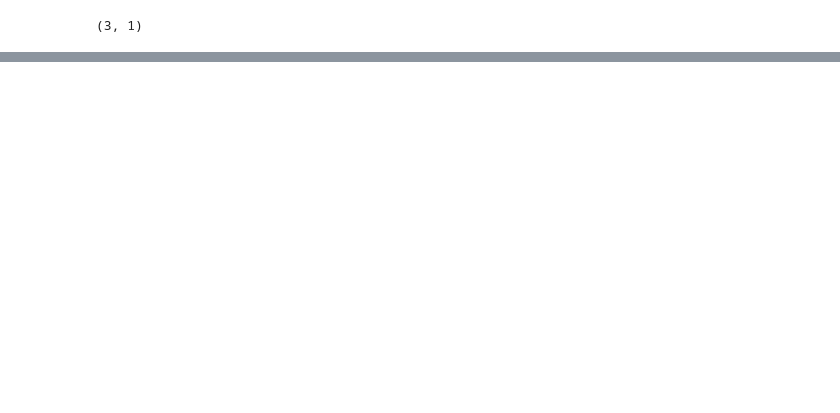
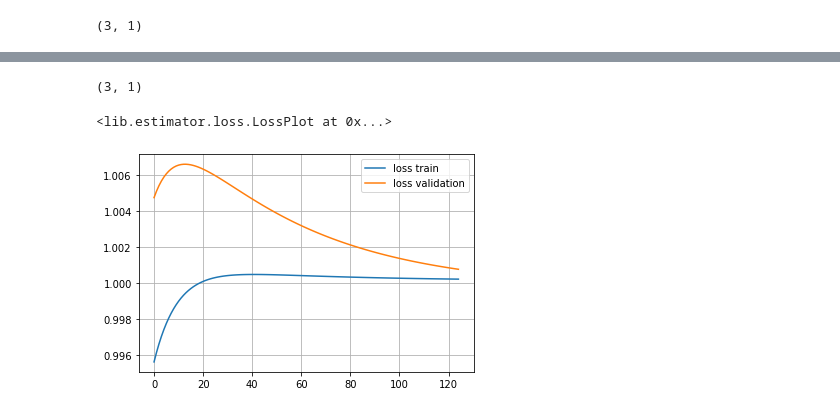
Before and after one commit to mechanoid5/ml_lib, a Jupyter notebook: classifier.ipynb, the cells around one changed output, grey strips where cells are left out. Saved outputs shown, nothing was run; the diff lists cells and outputs as text; code cells hidden in the pictures; blank space fills up the shorter version.

```diff
--- a/classifier.ipynb
+++ b/classifier.ipynb
@@ -333,0 +341,35 @@ weighted avg       1.00      1.00      1.00     33000
+# %%
+from lib.model.linear import LinearClassifier
+from lib.initiator.linear import NormalInitiatorLinearModel
+
+model = LinearClassifier(
+    initiator=NormalInitiatorLinearModel(
+        input_size=X_train.shape[1],
+        output_size=1,
+    )
+)
+
+model.weight.shape
+# %% [output]
+(3, 1)
+# %%
+# from  lib.loss.base import Loss
+
+# class Hinge(Loss):  # для бинарной класcификации {-1,1}
+
+#     def _estimate(self,output,target):
+#         l = 1. - target*output
+#         return np.where( l>0., l, .0 ).sum()/len(target)
+
+#     def _gradient(self,input_data,target):
+#         o = self._model.score(input_data)
+#         p = self._model._partial(input_data)
+#         g = (np.where( target*o<1, -target*input_data, 0, )[:,:,np.newaxis])*p
+#         g = (g.sum(axis=0)/len(g))
+#         return self._norm(g)
+
+
+
+from lib.loss.binary.hinge import Hinge
+loss_train = Hinge(model)
+loss_val = Hinge(model)
@@ -333,0 +402,7 @@ weighted avg       1.00      1.00      1.00     33000
+# %%
+from lib.estimator.loss import LossPlot
+
+LossPlot( loss_train=loss_train, loss_val=loss_val, ).plot()
+# %% [output]
+<lib.estimator.loss.LossPlot at 0x...>
+[figure, added]
```
Also changed, not shown: parts of 39 cells of this notebook, 9 other files.
